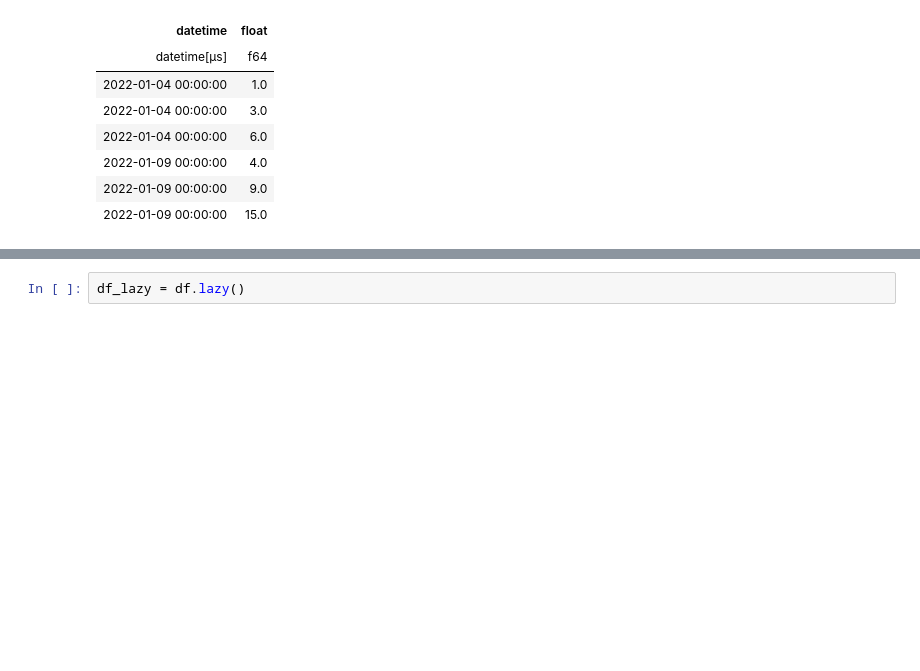
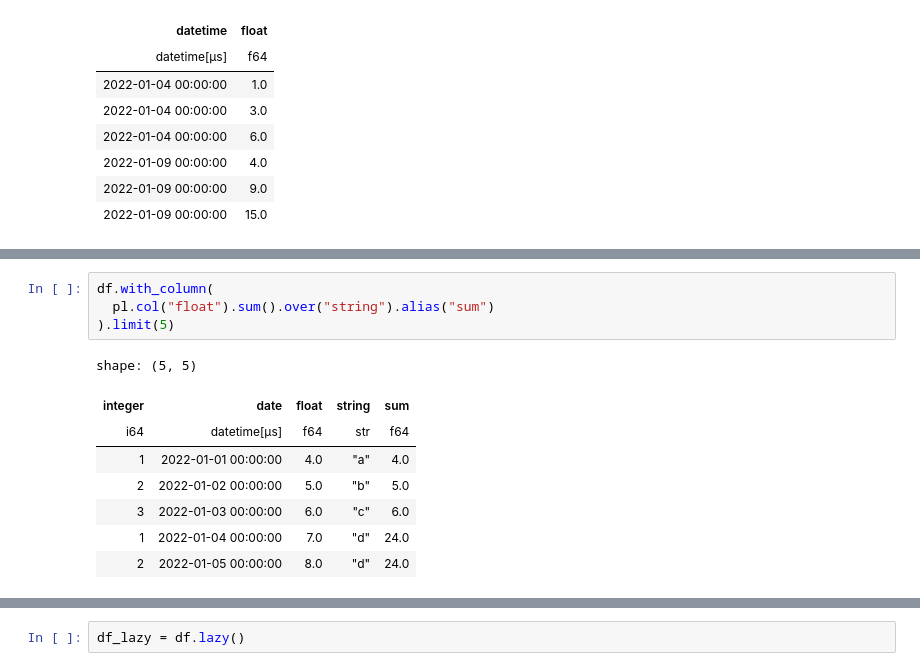
Before and after one commit to johnros/polars_demo, a Jupyter notebook: polars_to_preview.ipynb, the cells around one changed output, grey strips where cells are left out. Saved outputs shown, nothing was run; the diff lists cells and outputs as text; blank space fills up the shorter version.

```diff
--- a/polars_to_preview.ipynb
+++ b/polars_to_preview.ipynb
@@ -3091,0 +3169,13 @@ shape: (6, 2)
+# %%
+df.with_column(
+  pl.col("float").sum().over("string").alias("sum")
+).limit(5)
+# %% [output]
+shape: (5, 5)
+| integer | date | float | string | sum |
+| i64 | datetime[μs] | f64 | str | f64 |
+| 1 | 2022-01-01 00:00:00 | 4.0 | "a" | 4.0 |
+| 2 | 2022-01-02 00:00:00 | 5.0 | "b" | 5.0 |
+| 3 | 2022-01-03 00:00:00 | 6.0 | "c" | 6.0 |
+| 1 | 2022-01-04 00:00:00 | 7.0 | "d" | 24.0 |
+| 2 | 2022-01-05 00:00:00 | 8.0 | "d" | 24.0 |
```
Also changed, not shown: parts of 59 cells of this notebook, 2 other files.
